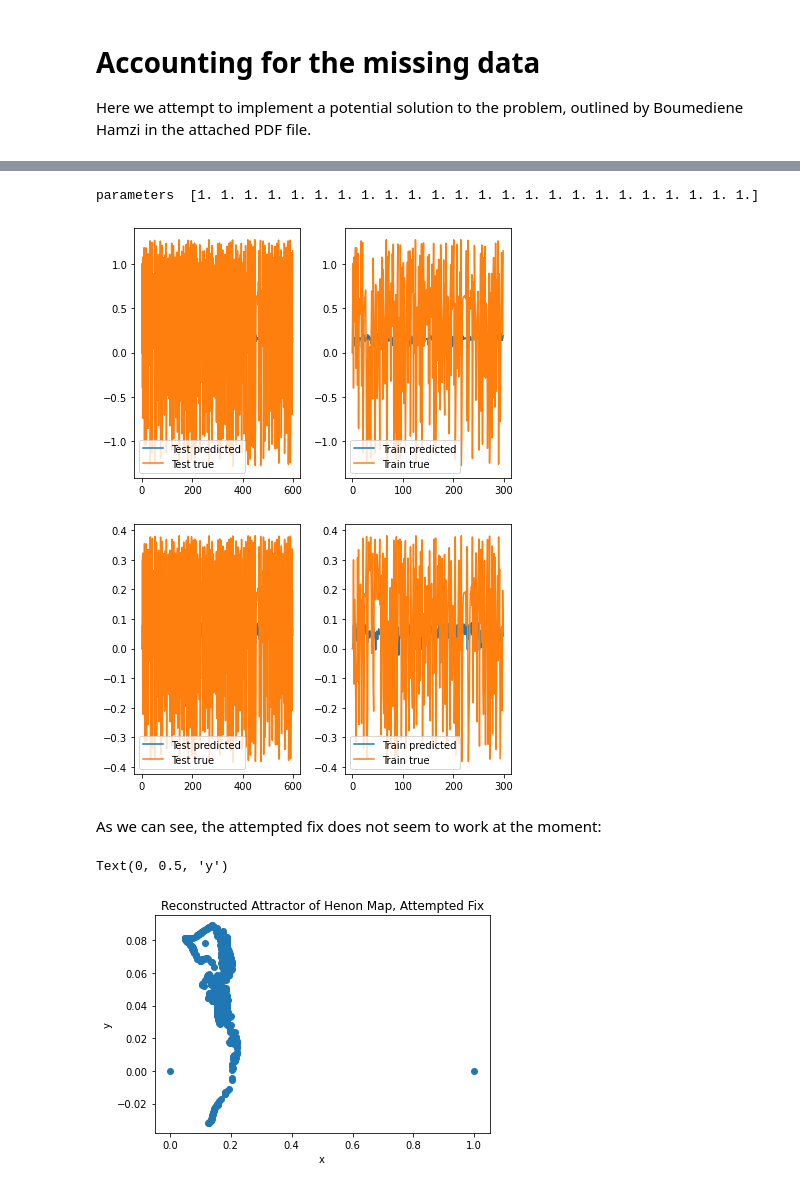
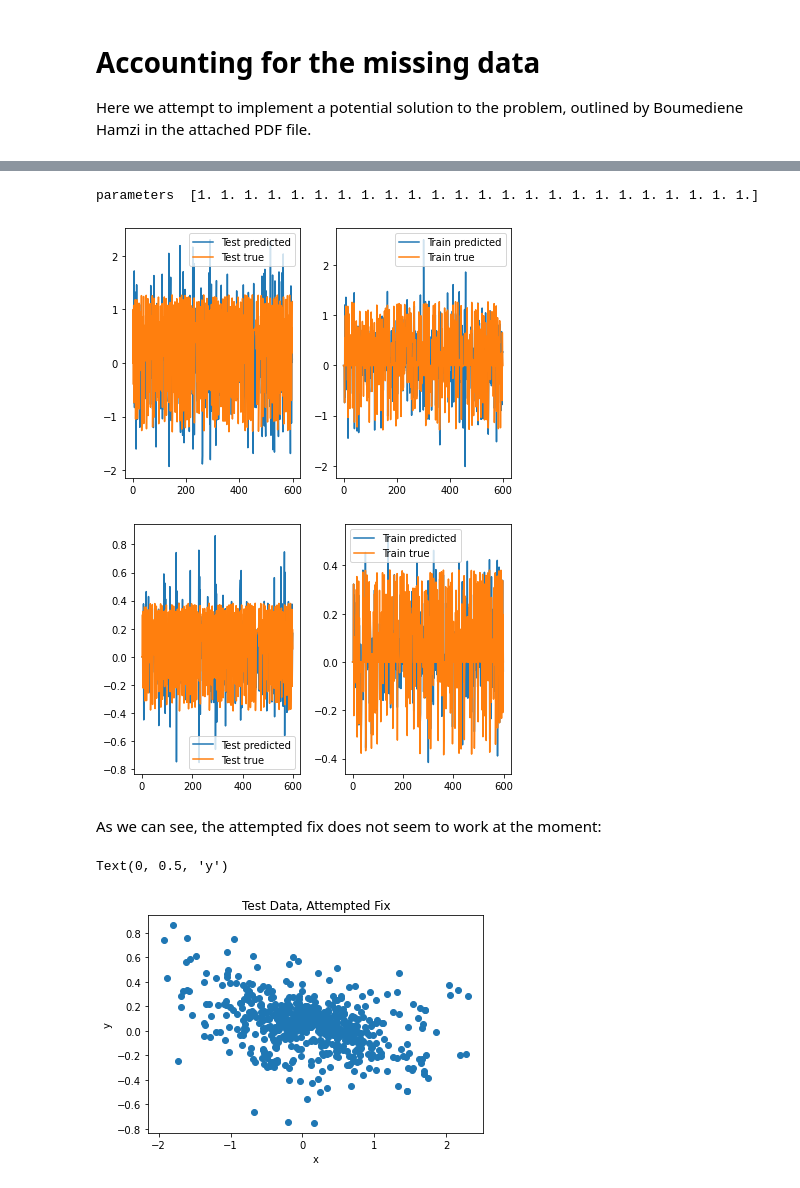
Before and after one commit to jlee1998/Kernel-Flows-for-Irregular-Time-Series, a Jupyter notebook: Kernel_Flows_for_Irregular_Time_Series.ipynb, the cells around one changed output, grey strips where cells are left out. Saved outputs shown, nothing was run; the diff lists cells and outputs as text; code cells hidden in the pictures.

```diff
--- a/Kernel_Flows_for_Irregular_Time_Series.ipynb
+++ b/Kernel_Flows_for_Irregular_Time_Series.ipynb
@@ -266,7 +266,7 @@ Data = Henon(T=200, dt=0.1,N_sims=1,a=1.4,b=0.3)[0]
 #train test split
 observed_data= Data[0::2]
 train_data = Data[:600,:].T
-test_data = Data[:600,:].T
+test_data = Data[600:,:].T
 #times
 Times = np.linspace(1,2000-1,2000-1)
 #take random subset
@@ -1016,12 +1435,18 @@ Text(0, 0.5, 'y')
 Here we attempt to implement a potential solution to the problem, outlined by Boumediene Hamzi in the attached PDF file.
 # %%
 # generate dataset
+from scipy.stats import bernoulli
 Data = Henon(T=200, dt=0.1,N_sims=1,a=1.4,b=0.3)[0]
 #train test split
-test_data = Data[:600,:].T
+train_data = Data[:600,:]
 #take random subset
-indices_random = np.sort(np.random.choice(600,300,replace=False))
+#indices_random = np.sort(np.random.choice(600,300,replace=False))
 #take train points corresponding to subset indices
-train_times = Times[indices_random]
-train_temp = Data[:600,:]
-train_data = train_temp[indices_random,:].T
+#Times = np.linspace(1,2000-1,2000-1)
+#train_times = Times[indices_random]
+B = bernoulli.rvs(0.6,size=(600,1))
+train_data = train_data*B
+# %%
+times = np.argwhere(B == 1)[:,0]
+# %%
+train_data=train_data.T
@@ -1252,8 +1702,7 @@ class KernelFlowsP():
                 if  rho > 1 or rho < 0:
                     print("Warning, rho outside [0,1]: ", rho)
                 else:
-                    self.parameters -= learning_rate * grad_mu * (indices_random[i+1]-train_times[i])
-
+                    self.parameters -= learning_rate * grad_mu * (times[i+1]-times[i])
 
             # Changes parameters according to Nesterov Momentum rules
             elif optimizer == "Nesterov":
@@ -1263,7 +1712,7 @@ class KernelFlowsP():
                     print("Warning, rho outside [0,1]: ", rho)
                 else:
                     momentum = beta * momentum + grad_mu
-                    self.parameters -= learning_rate * momentum * (train_times[i]-train_times[i-1])
+                    self.parameters -= learning_rate * momentum * (times[i+1]-times[i])
 
             else:
                 print("Error optimizer, name not recognized")
@@ -1465,9 +1914,9 @@ if __name__ == '__main__':
     #test_data = np.load('POD_Coeffs_test.npy')
 
     # Set delay
-    delay = 2
-    regu_lambda = 1000
-    noptsteps = len(train_times)
+    delay = 5
+    regu_lambda = 10
+    noptsteps = len(times)
     #noptsteps = len(train_times)
 
     # Fit on training data
@@ -1488,42 +1937,42 @@ if __name__ == '__main__':
     test_error = np.abs(predicted_test-test_data)
    # np.save('RKHS_Test_Error.npy',train_error)
 
     # Visualize the modal predictions
     for mode_num in range(2):
         fig, ax = plt.subplots(nrows=1,ncols=2)
         ax[0].plot(predicted_test[mode_num,:],label='Test predicted')
         ax[0].plot(test_data[mode_num,:],label='Test true')
         ax[0].legend()
 
         ax[1].plot(predicted_train[mode_num,:],label='Train predicted')
         ax[1].plot(train_data[mode_num,:],label='Train true')
         ax[1].legend()
         plt.tight_layout()
         plt.show()
 
     #exit()
 
     # Fit an error model
     #k_matrix_err, A_err, param_err, normalize_err, train_X_err = fit_error_model_anl3(train_data,train_error,delay,regu_lambda,noptsteps)
 
     # Predict the error on train data
     #predicted_train_error = test_error_model_anl3(train_data, train_X_err,
     #                                    delay, k_matrix_err, A_err, param_err, normalize_err)
 
     # Predict the error on test data
     #predicted_test_error = test_error_model_anl3(test_data, train_X_err,
     #                                    delay, k_matrix_err, A_err, param_err, normalize_err)
 # %% [output]
 parameters  [1. 1. 1. 1. 1. 1. 1. 1. 1. 1. 1. 1. 1. 1. 1. 1. 1. 1. 1. 1. 1. 1. 1. 1.]
-[figure, old version]
+[figure, new version]
-[figure, old version]
+[figure, new version]
 # %% [markdown]
 As we can see, the attempted fix does not seem to work at the moment:
 # %%
 plt.scatter(predicted_test[0,:],predicted_test[1,:])
-plt.title("Reconstructed Attractor of Henon Map, Attempted Fix")
+plt.title("Test Data, Attempted Fix")
 plt.xlabel("x")
 plt.ylabel("y")
 # %% [output]
 Text(0, 0.5, 'y')
-[figure, old version]
+[figure, new version]
```
Also changed, not shown: parts of 28 cells of this notebook.
